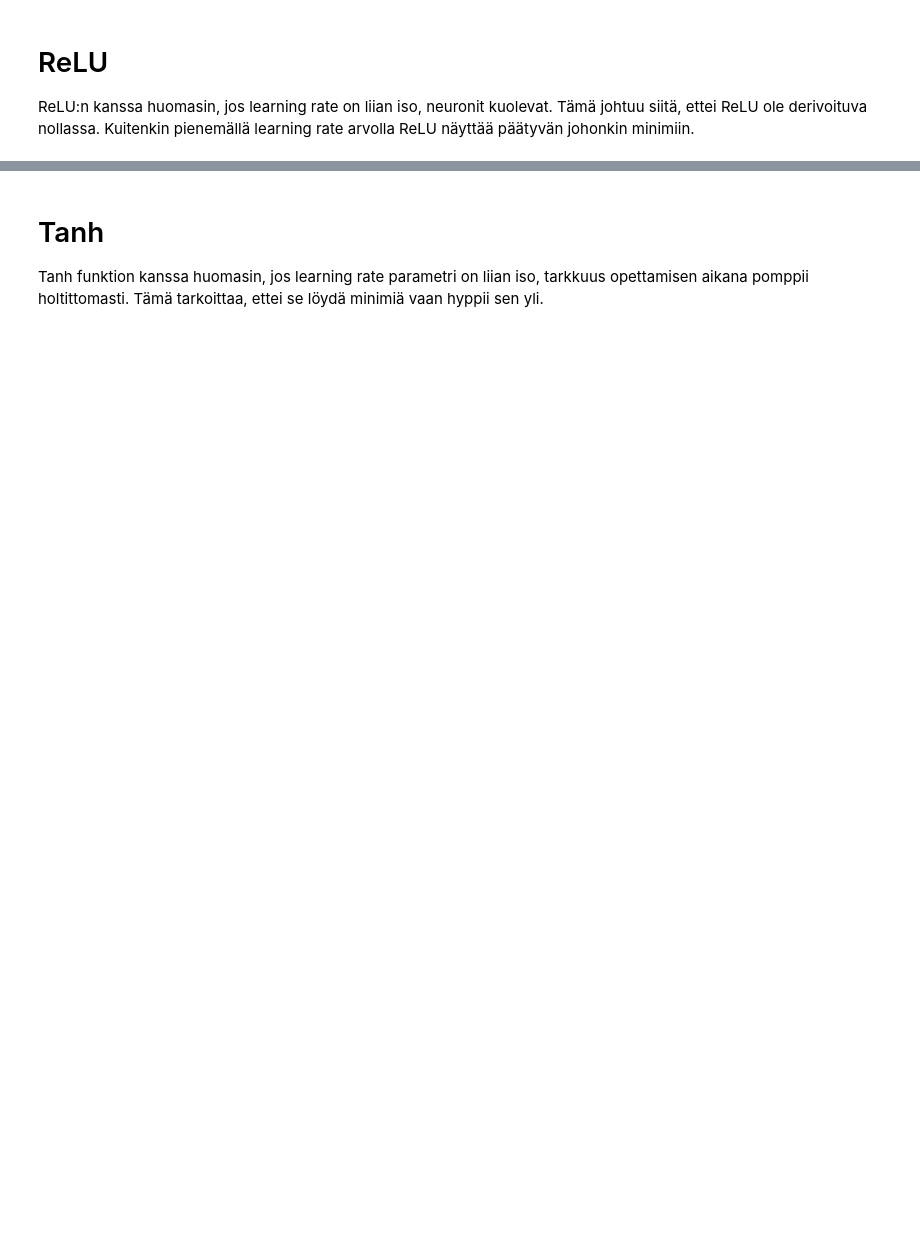
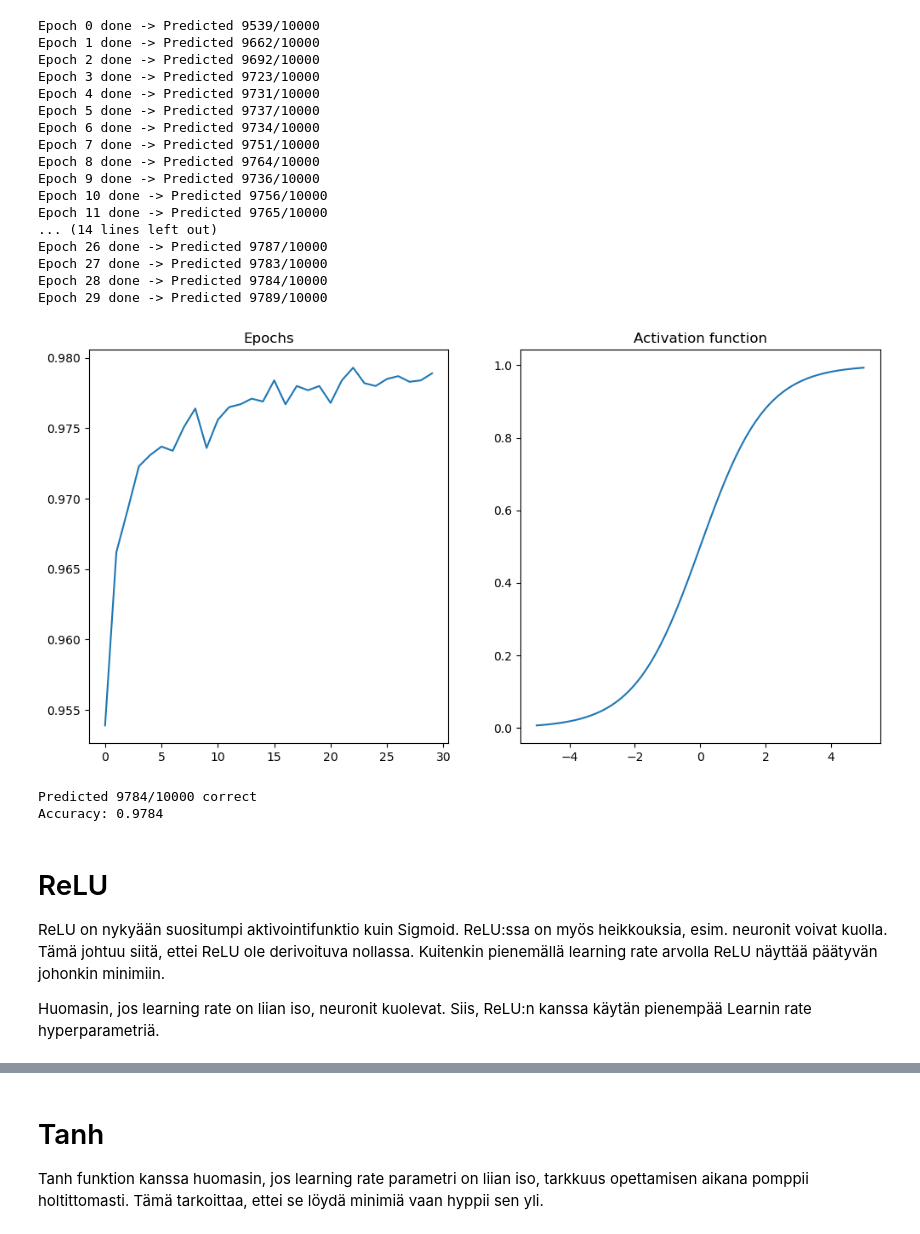
Before and after one commit to hypatrik/tiralabra, a Jupyter notebook: src/neural_network.ipynb, the cells around one changed output, grey strips where cells are left out. Saved outputs shown, nothing was run; the diff lists cells and outputs as text; code cells hidden in the pictures; blank space fills up the shorter version.

```diff
--- a/src/neural_network.ipynb
+++ b/src/neural_network.ipynb
@@ -103,4 +132,35 @@ plt.show()
+# %%
+from activation_funtions import Sigmoid
+
+activation_function = Sigmoid()
+model = NeuralNetwork([784, 100, 10], activation_function=activation_function)
+evaluations = model.fit(X_train, y_train, X_val, y_val, 30, 2.0, 10)
+plot_result(activation_function, evaluations)
+evalulate_model(model)
+# %% [output]
+Epoch 0 done -> Predicted 9539/10000
+Epoch 1 done -> Predicted 9662/10000
+Epoch 2 done -> Predicted 9692/10000
+Epoch 3 done -> Predicted 9723/10000
+Epoch 4 done -> Predicted 9731/10000
+Epoch 5 done -> Predicted 9737/10000
+Epoch 6 done -> Predicted 9734/10000
+Epoch 7 done -> Predicted 9751/10000
+Epoch 8 done -> Predicted 9764/10000
+Epoch 9 done -> Predicted 9736/10000
+Epoch 10 done -> Predicted 9756/10000
+Epoch 11 done -> Predicted 9765/10000
+... (14 lines left out)
+Epoch 26 done -> Predicted 9787/10000
+Epoch 27 done -> Predicted 9783/10000
+Epoch 28 done -> Predicted 9784/10000
+Epoch 29 done -> Predicted 9789/10000
+[figure, added]
+Predicted 9784/10000 correct
+Accuracy: 0.9784
 # %% [markdown]
 # ReLU
 
-ReLU:n kanssa huomasin, jos learning rate on liian iso, neuronit kuolevat. Tämä johtuu siitä, ettei ReLU ole derivoituva nollassa. Kuitenkin pienemällä learning rate arvolla ReLU näyttää päätyvän johonkin minimiin.
+ReLU on nykyään suositumpi aktivointifunktio kuin Sigmoid. ReLU:ssa on myös heikkouksia, esim. neuronit voivat kuolla. Tämä johtuu siitä, ettei ReLU ole derivoituva nollassa. Kuitenkin pienemällä learning rate arvolla ReLU näyttää päätyvän johonkin minimiin.
+
+Huomasin, jos learning rate on liian iso, neuronit kuolevat. Siis, ReLU:n kanssa käytän pienempää Learnin rate hyperparametriä.
```
Also changed, not shown: parts of 23 cells of this notebook, 3 other files.
